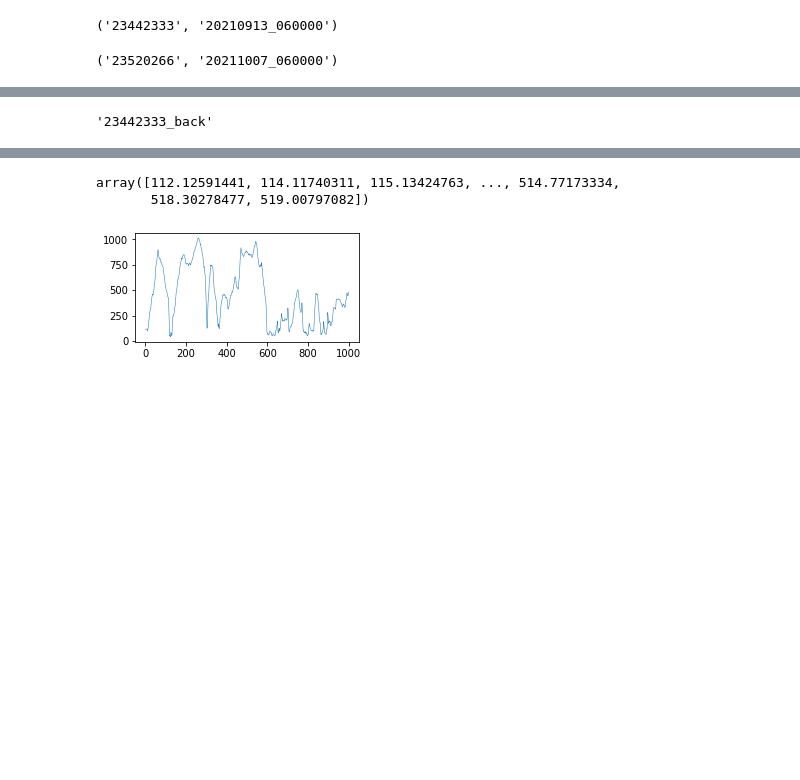
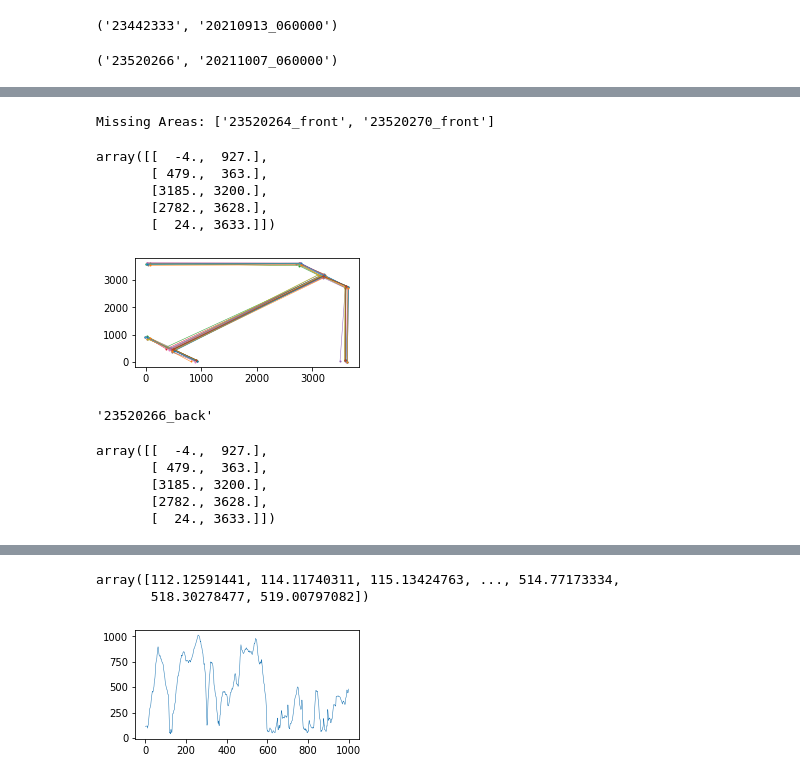
Before and after one commit to UlrikeScherer/Fish-Tracking-Visualization, a Jupyter notebook: Untitled1.ipynb, the cells around one changed output, grey strips where cells are left out. Cells and saved outputs as stored; diff of their text form; code cells hidden in the pictures; blank space fills up the shorter version.

```diff
--- a/Untitled1.ipynb
+++ b/Untitled1.ipynb
@@ -51,8 +61,27 @@ array([[3.93976305, 0.2086097 ],
+# %%
+areas = get_areas()
+areas[key_c_p]
+# %% [output]
+Missing Areas: ['23520264_front', '23520270_front']
+array([[  -4.,  927.],
+       [ 479.,  363.],
+       [3185., 3200.],
+       [2782., 3628.],
+       [  24., 3633.]])
+[figure, added]
 # %%
 area_data = read_area_data_from_json()
 # %%
-key_c_p = "%s_%s"%(cameras[0], BACK)
+key_c_p = "%s_%s"%(cameras[6], BACK)
 key_c_p
 # %% [output]
-'23442333_back'
+'23520266_back'
+# %%
+area_data[key_c_p]
+# %% [output]
+array([[  -4.,  927.],
+       [ 479.,  363.],
+       [3185., 3200.],
+       [2782., 3628.],
+       [  24., 3633.]])
 # %%
```
Also changed, not shown: parts of 7 cells of this notebook, 4 other files.
